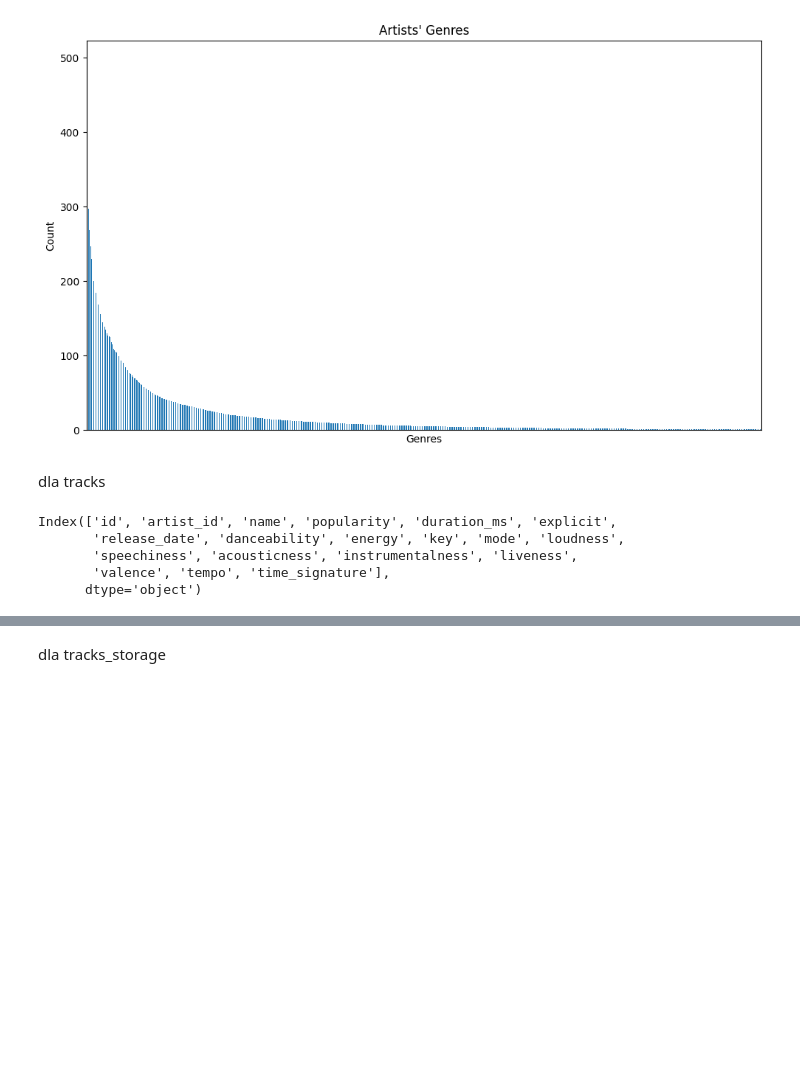
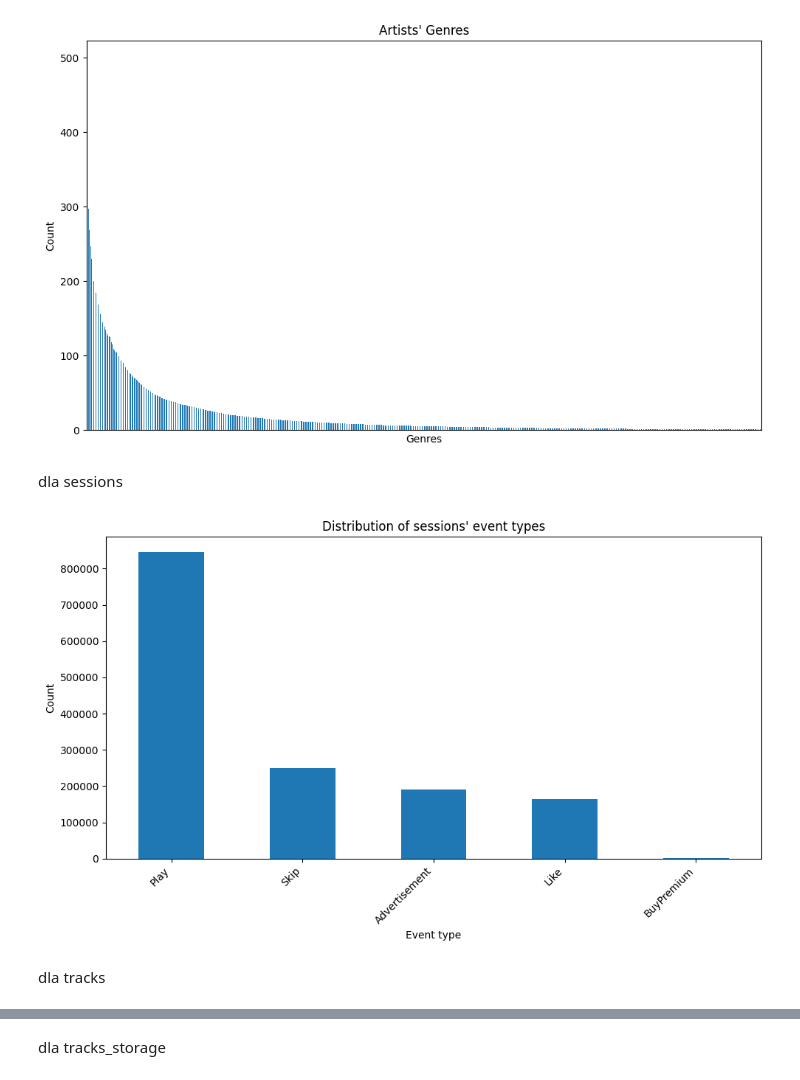
Before and after one commit to sz-aleksandra/premium-candidate-predictor, a Jupyter notebook: IUM.ipynb, the cells around one changed output, grey strips where cells are left out. Saved outputs shown, nothing was run; the diff lists cells and outputs as text; code cells hidden in the pictures; blank space fills up the shorter version.

```diff
--- a/IUM.ipynb
+++ b/IUM.ipynb
@@ -282,16 +295,23 @@ plt.tight_layout()
 plt.show()
 # %% [output]
 [figure]
+# %% [markdown]
+dla sessions
+# %%
+sessions_event_type_counts = sessions['event_type'].value_counts()
+
+plt.figure(figsize=(10, 6))
+sessions_event_type_counts.plot(kind='bar')
+plt.title("Distribution of sessions' event types")
+plt.ylabel("Count")
+plt.xlabel("Event type")
+plt.xticks(rotation=45, ha='right')
+plt.tight_layout()
+plt.show()
+# %% [output]
+[figure, added]
 # %% [markdown]
 dla tracks
-# %%
-tracks.columns
-# %% [output]
-Index(['id', 'artist_id', 'name', 'popularity', 'duration_ms', 'explicit',
-       'release_date', 'danceability', 'energy', 'key', 'mode', 'loudness',
-       'speechiness', 'acousticness', 'instrumentalness', 'liveness',
-       'valence', 'tempo', 'time_signature'],
-      dtype='object')
 # %%
 tracks['release_year'] = tracks['release_date'].str[:4].astype(int)
 
```
Also changed, not shown: parts of 3 cells of this notebook.
